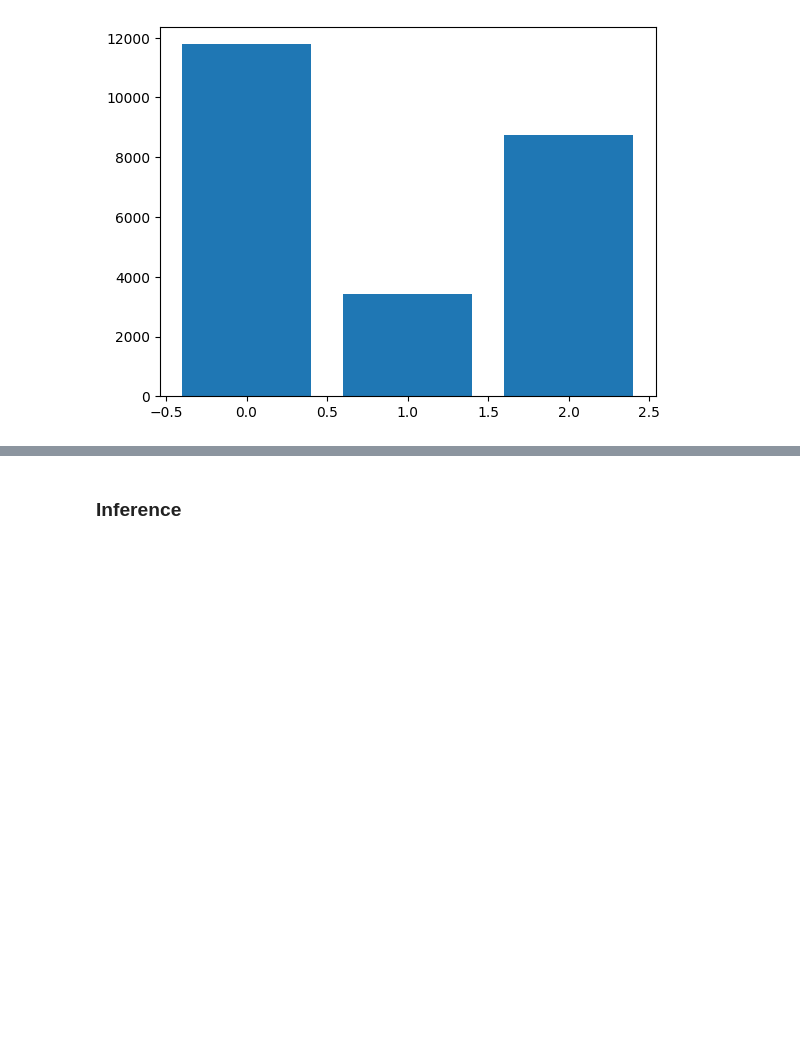
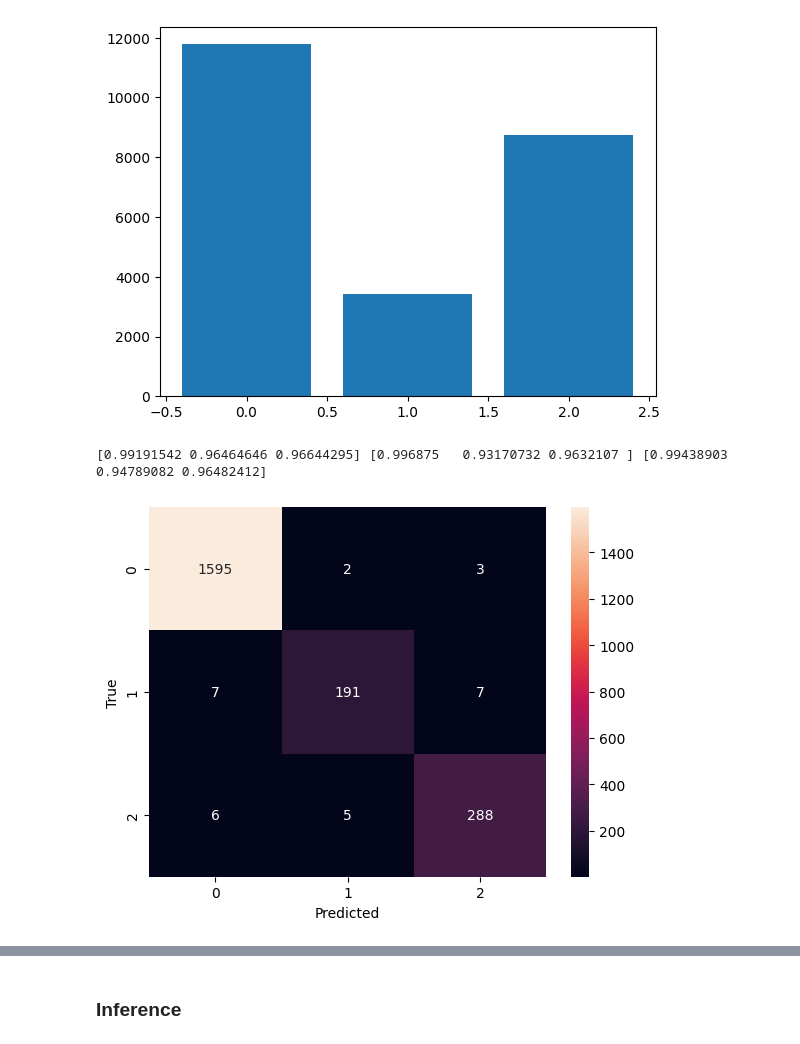
Before and after one commit to jksdbks123/Lidar-Tracker, a Jupyter notebook: PushButton/test.ipynb, the cells around one changed output, grey strips where cells are left out. Drawn from its saved outputs; the diff is of its cells as text; code cells hidden in the pictures; blank space fills up the shorter version.

```diff
--- a/PushButton/test.ipynb
+++ b/PushButton/test.ipynb
@@ -545 +559,42 @@ torch.cuda.empty_cache()
+# %%
+train_dir = r'D:\LiDAR_Data\2ndPHB\Video\Dataset_0123_R\train'
+# val_dir = r'D:\LiDAR_Data\2ndPHB\Video\Dataset_0123_R\valid'
+test_dir = r'D:\LiDAR_Data\2ndPHB\Video\Dataset_0123_R\test'
+train_loader, val_loader = create_data_loaders(train_dir, test_dir, batch_size=2, preprocess=preprocessing, augmentation=transform_aug)
+cnn_output_dim=512
+lstm_hidden_dim=512
+lstm_layers=1
+num_classes = 3
+# model = CNNLSTMWithAttention(cnn_output_dim=cnn_output_dim, lstm_hidden_dim=lstm_hidden_dim, lstm_layers=lstm_layers).to(device)
+model = CNNLSTM(cnn_output_dim=cnn_output_dim, lstm_hidden_dim=lstm_hidden_dim, lstm_layers=lstm_layers).to(device)
+model_path = r"D:\LiDAR_Data\2ndPHB\Video\overall_0128_FocalLoss_250x150_3class_512_Right_3CNN_noatt\model\best_model.pth"
+model.load_state_dict(torch.load(model_path,weights_only=True))
+model.eval()
+y_true = []
+y_pred = []
+with torch.no_grad():
+    with tqdm(total=len(val_loader), desc="Validation") as pbar:
+        for inputs, labels, _ in val_loader:
+            inputs, labels = inputs.to(device), labels.to(device).float()
+            outputs = model(inputs)
+            y_true.extend(labels.cpu().numpy())
+            y_pred.extend(torch.argmax(outputs,dim=1).cpu().numpy())
+            pbar.update(1)
+y_true = np.array(y_true)
+y_pred = np.array(y_pred)
+cm = confusion_matrix(y_true, y_pred, labels=list(range(num_classes)))
+precision, recall, F1, _ = precision_recall_fscore_support(y_true, y_pred, average=None, labels=list(range(num_classes)))
+# %%
+print(precision, recall, F1)
+# %% [output]
+[0.99191542 0.96464646 0.96644295] [0.996875   0.93170732 0.9632107 ] [0.99438903 0.94789082 0.96482412]
+# %%
+# plot graph of confusion matrix
+import seaborn as sns
+sns.heatmap(cm, annot=True, fmt='g')
+plt.xlabel('Predicted')
+plt.ylabel('True')
+plt.show()
+# %% [output]
+[figure, added]
 # %%
```
Also changed, not shown: parts of 14 cells of this notebook, 2 other files.
